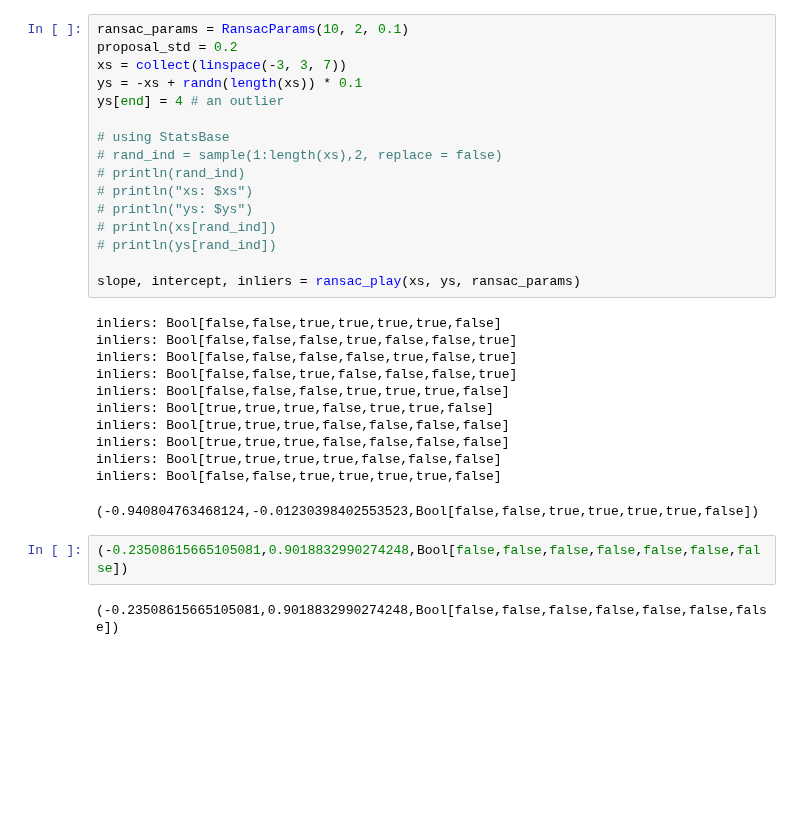
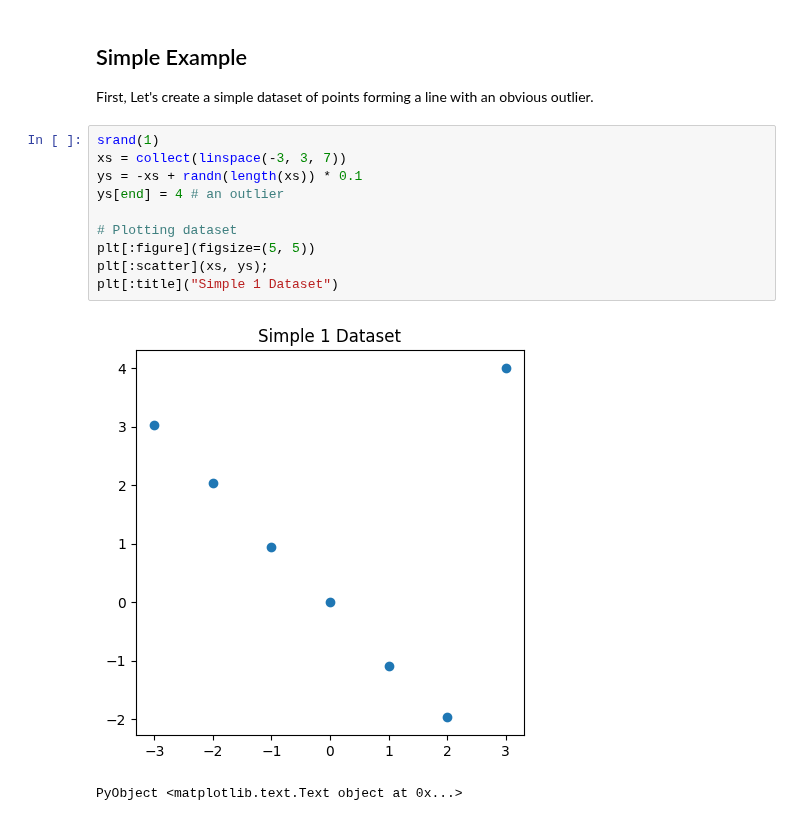
Before and after one commit to probcomp/GenExperimental.jl, a Jupyter notebook: examples/ransac/RANSAC_Notebook.ipynb, the cells around one changed output. Drawn from its saved outputs; the diff is of its cells as text; blank space fills up the shorter version.

Commit message:
Fixed more bugs, demonstrate raw RANSAC vs interence..need to add morphed plots, side by side to compare

```diff
--- a/examples/ransac/RANSAC_Notebook.ipynb
+++ b/examples/ransac/RANSAC_Notebook.ipynb
@@ -325,32 +219,17 @@ ransac_play (generic function with 1 method)
-# %%
-ransac_params = RansacParams(10, 2, 0.1)
-proposal_std = 0.2
-xs = collect(linspace(-3, 3, 7))
-ys = -xs + randn(length(xs)) * 0.1
-ys[end] = 4 # an outlier
-
-# using StatsBase
-# rand_ind = sample(1:length(xs),2, replace = false)
-# println(rand_ind)
-# println("xs: $xs")
-# println("ys: $ys")
-# println(xs[rand_ind])
-# println(ys[rand_ind])
-
-slope, intercept, inliers = ransac_play(xs, ys, ransac_params)
-# %% [output]
-inliers: Bool[false,false,true,true,true,true,false]
-inliers: Bool[false,false,false,true,false,false,true]
-inliers: Bool[false,false,false,false,true,false,true]
-inliers: Bool[false,false,true,false,false,false,true]
-inliers: Bool[false,false,false,true,true,true,false]
-inliers: Bool[true,true,true,false,true,true,false]
-inliers: Bool[true,true,true,false,false,false,false]
-inliers: Bool[true,true,true,false,false,false,false]
-inliers: Bool[true,true,true,true,false,false,false]
-inliers: Bool[false,false,true,true,true,true,false]
-(-0.940804763468124,-0.01230398402553523,Bool[false,false,true,true,true,true,false])
-# %%
-(-0.23508615665105081,0.9018832990274248,Bool[false,false,false,false,false,false,false])
-# %% [output]
-(-0.23508615665105081,0.9018832990274248,Bool[false,false,false,false,false,false,false])
+# %% [markdown]
+## Simple Example
+
+First, Let's create a simple dataset of points forming a line with an obvious outlier.
+# %%
+srand(1)
+xs = collect(linspace(-3, 3, 7))
+ys = -xs + randn(length(xs)) * 0.1
+ys[end] = 4 # an outlier
+
+# Plotting dataset
+plt[:figure](figsize=(5, 5))
+plt[:scatter](xs, ys);
+plt[:title]("Simple 1 Dataset")
+# %% [output]
+[figure, added]
+PyObject <matplotlib.text.Text object at 0x...>
```
Also changed, not shown: parts of 20 cells of this notebook.
